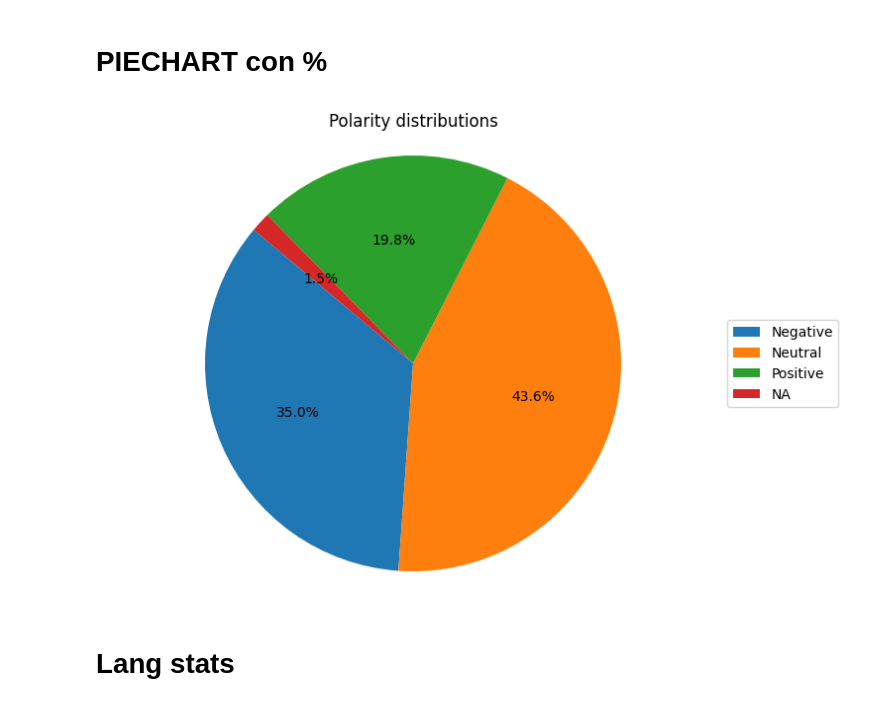
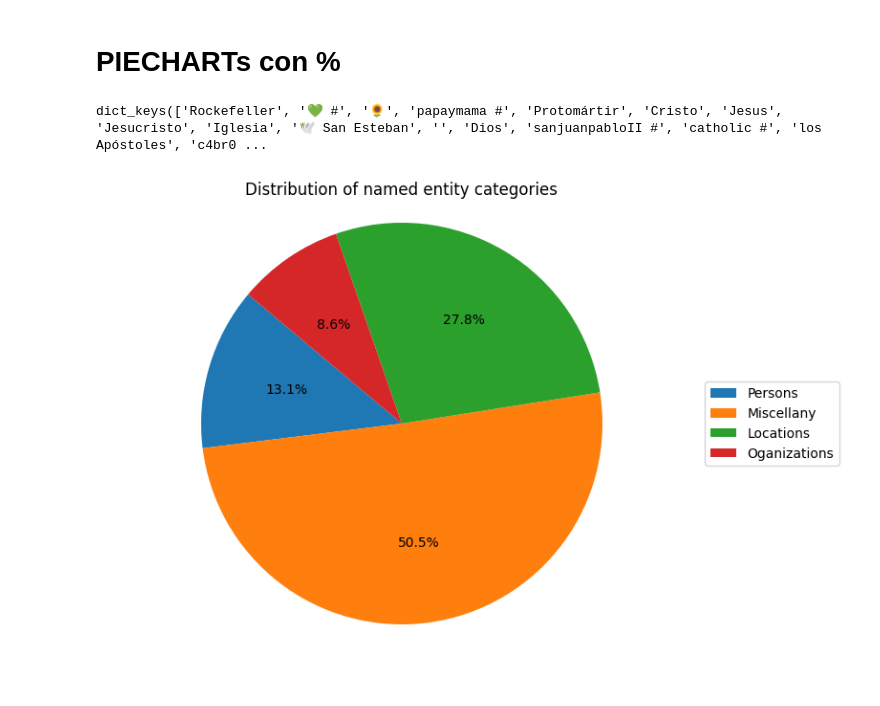
Before and after one commit to Lulocu/TFM, a Jupyter notebook: 2.NerSaLang/ner_analysis.ipynb, the cells around one changed output. Drawn from its saved outputs; the diff is of its cells as text; code cells hidden in the pictures.

```diff
--- a/2.NerSaLang/ner_analysis.ipynb
+++ b/2.NerSaLang/ner_analysis.ipynb
@@ -4,16 +4,3 @@ from collections import Counter
 import matplotlib.pyplot as plt
 # %%
 POST_PATH = "Post_Analysis.json"
-# %%
-ner = []
-lang = []
-with open(POST_PATH, 'r') as post_file:
-    for line in post_file:
-        post = loads(line)
-        if post["sentiment"] == {}:
-            polarity.append('NA')
-        elif post["sentiment"] == 'ERR':
-            polarity.append('NA')
-        else:
-            polarity.append(post["sentiment"])
-        lang.append(post["lang"])
@@ -26,0 +7,25 @@ for i in polarity:
+# %%
+ner = []
+per = []
+org = []
+misc = []
+loc = []
+with open(POST_PATH, 'r') as post_file:
+    for line in post_file:
+        post = loads(line)
+
+        for l in post["ner"].keys():
+            if l == "PER":
+                ner = ner + post["ner"][l]
+                per = per + post["ner"][l]
+            elif l == "ORG":
+                ner = ner + post["ner"][l]
+                org = org + post["ner"][l]
+            elif l == "MISC":
+                ner = ner + post["ner"][l]
+                misc = misc + post["ner"][l]
+            elif l == "LOC":
+                ner = ner + post["ner"][l]
+                loc = loc + post["ner"][l]
+            else:
+                print(l)
@@ -36,19 +111,21 @@ NA: 90
 # %% [markdown]
-# PIECHART con %
+# PIECHARTs con %
+# %%
+ner_count.keys()
+# %% [output]
+dict_keys(['Rockefeller', '💚 #', '🌻', 'papaymama #', 'Protomártir', 'Cristo', 'Jesus', 'Jesucristo', 'Iglesia', '🕊️ San Esteban', '️', 'Dios', 'sanjuanpabloII #', 'catholic #', 'los Apóstoles', 'c4br0 ...
 # %%
-labels = PolCounter.keys()
-counts = PolCounter.values()
+labels = ["Persons", "Miscellany", "Locations", "Oganizations"]#ner_count.keys()
+counts = [len(per), len(misc), len(loc), len(org)]#ner_count.values()
 
 # Create the pie chart
 plt.figure(figsize=(8, 6))
 plt.pie(counts, autopct='%1.1f%%', startangle=140)
-plt.title("Polarity distributions")
+plt.title("Distribution of named entity categories")
 plt.axis('equal')  # Equal aspect ratio ensures the pie chart is circular.
 plt.legend(labels, title="", loc="center left", bbox_to_anchor=(1, 0, 0.5, 1))
 
 # Display the pie chart
 plt.show()
 # %% [output]
-[figure, old version]
+[figure, new version]
-# %% [markdown]
-# Lang stats
```
Also changed, not shown: parts of 14 cells of this notebook.
